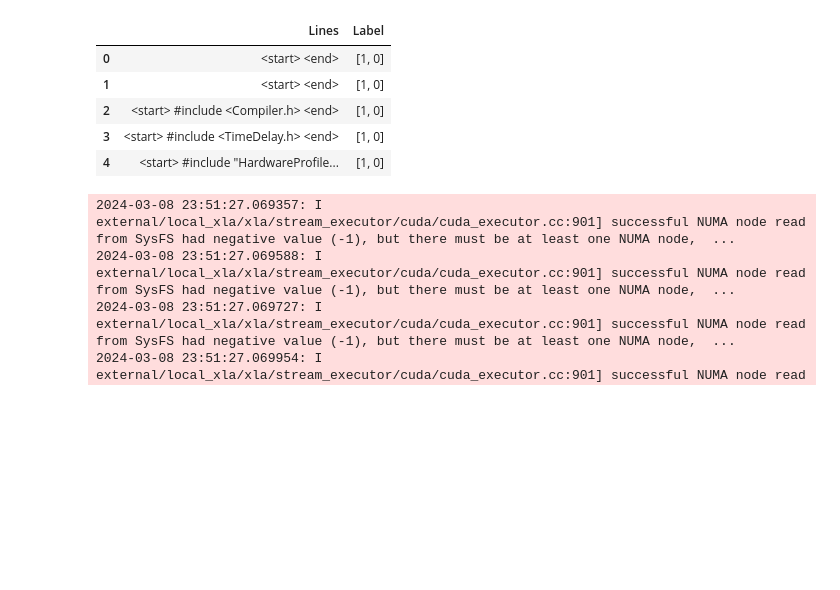
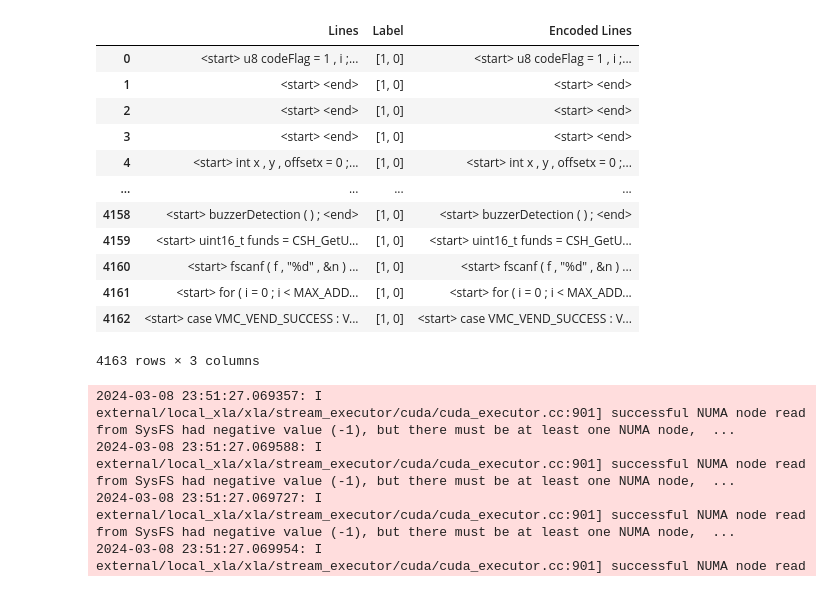
Before and after one commit to sakshmenon/Faulthunter-new-approach, a Jupyter notebook: Scripts/tester.ipynb, the cells around one changed output. Cells and saved outputs as stored; diff of their text form; code cells hidden in the pictures; blank space fills up the shorter version.

```diff
--- a/Scripts/tester.ipynb
+++ b/Scripts/tester.ipynb
@@ -52,13 +65,20 @@ KeyError: 'Encoded Lines'
 # %%
 # tensors = tensor_gen(vectors)
-original_df.head()
+vectors[0]
 # %% [output]
-|  | Lines | Label |
-| 0 | <start> <end> | [1, 0] |
-| 1 | <start> <end> | [1, 0] |
-| 2 | <start> #include <Compiler.h> <end> | [1, 0] |
-| 3 | <start> #include <TimeDelay.h> <end> | [1, 0] |
-| 4 | <start> #include "HardwareProfile... | [1, 0] |
+|  | Lines | Label | Encoded Lines |
+| 0 | <start> u8 codeFlag = 1 , i ;... | [1, 0] | <start> u8 codeFlag = 1 , i ;... |
+| 1 | <start> <end> | [1, 0] | <start> <end> |
+| 2 | <start> <end> | [1, 0] | <start> <end> |
+| 3 | <start> <end> | [1, 0] | <start> <end> |
+| 4 | <start> int x , y , offsetx = 0 ;... | [1, 0] | <start> int x , y , offsetx = 0 ;... |
+| ... | ... | ... | ... |
+| 4158 | <start> buzzerDetection ( ) ; <end> | [1, 0] | <start> buzzerDetection ( ) ; <end> |
+| 4159 | <start> uint16_t funds = CSH_GetU... | [1, 0] | <start> uint16_t funds = CSH_GetU... |
+| 4160 | <start> fscanf ( f , "%d" , &n ) ... | [1, 0] | <start> fscanf ( f , "%d" , &n ) ... |
+| 4161 | <start> for ( i = 0 ; i < MAX_ADD... | [1, 0] | <start> for ( i = 0 ; i < MAX_ADD... |
+| 4162 | <start> case VMC_VEND_SUCCESS : V... | [1, 0] | <start> case VMC_VEND_SUCCESS : V... |
+4163 rows × 3 columns
 # %%
 model = model_init(vectors[0]['Encoded Lines'][0].shape[0])
 model.summary()
```
Also changed, not shown: parts of 3 cells of this notebook, 1 other file.
